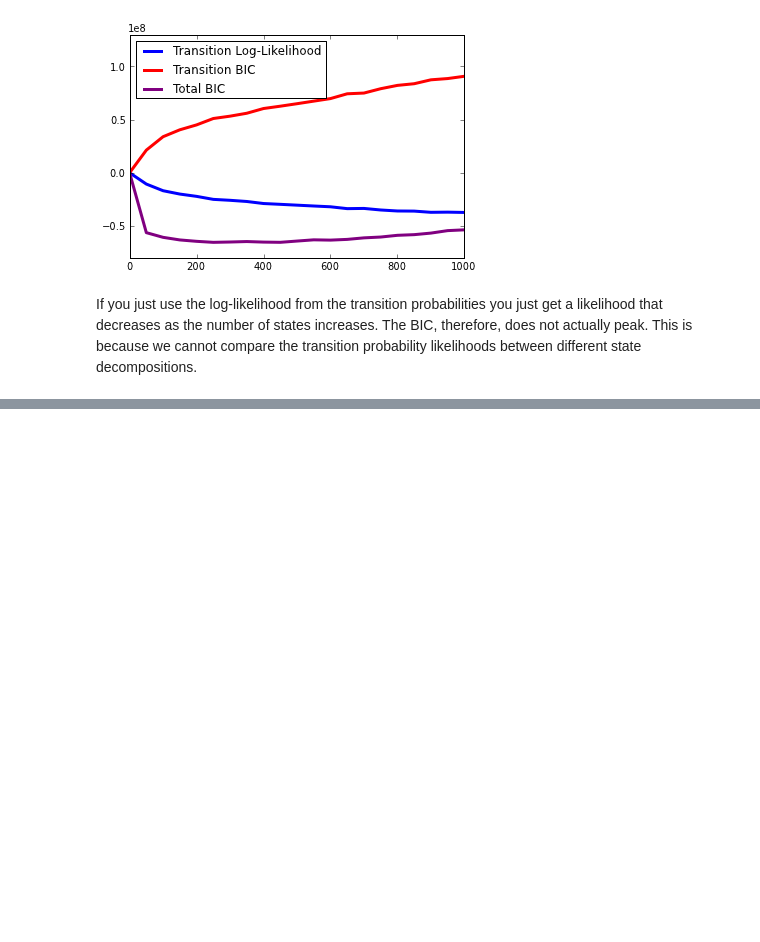
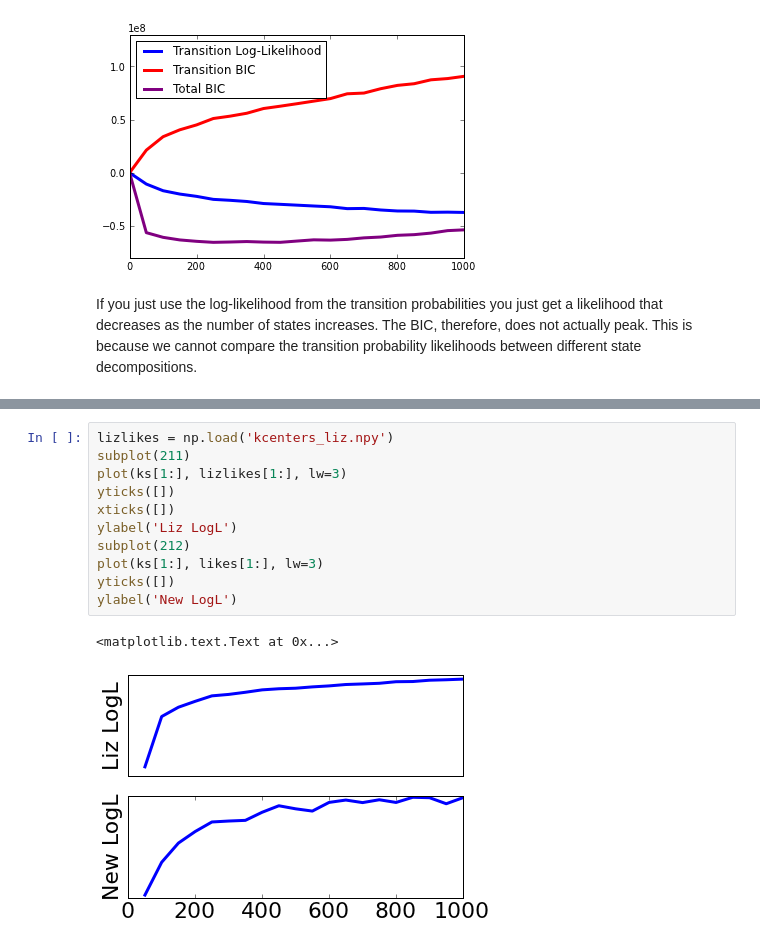
Before and after one commit to rmcgibbo/opt-k, a Jupyter notebook: muller/likelihoods.ipynb, the cells around one changed output, grey strips where cells are left out. Saved outputs shown, nothing was run; the diff lists cells and outputs as text; blank space fills up the shorter version.

```diff
--- a/muller/likelihoods.ipynb
+++ b/muller/likelihoods.ipynb
@@ -121,0 +149,14 @@ savefig('like_comp.pdf')
+# %%
+lizlikes = np.load('kcenters_liz.npy')
+subplot(211)
+plot(ks[1:], lizlikes[1:], lw=3)
+yticks([])
+xticks([])
+ylabel('Liz LogL')
+subplot(212)
+plot(ks[1:], likes[1:], lw=3)
+yticks([])
+ylabel('New LogL')
+# %% [output]
+<matplotlib.text.Text at 0x...>
+[figure, added]
```
Also changed, not shown: parts of 4 cells of this notebook, 3 other files.
